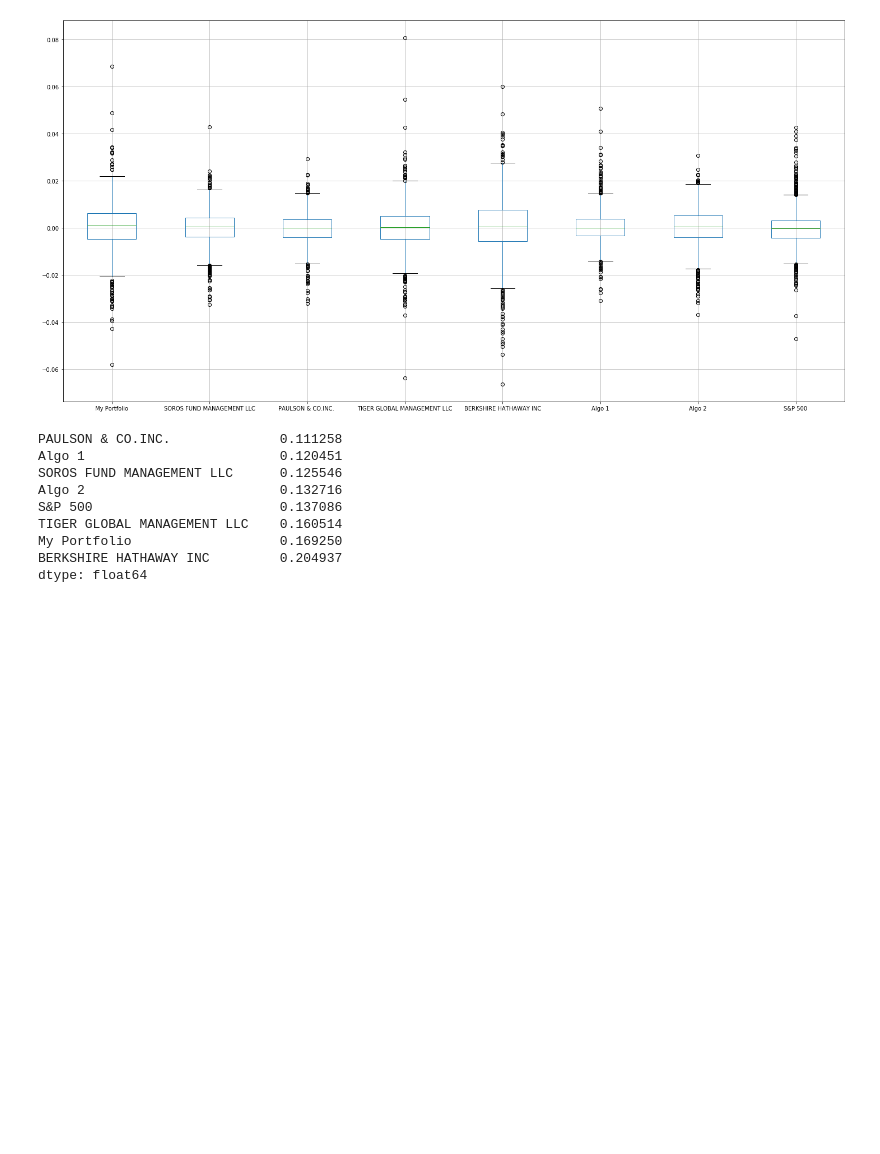
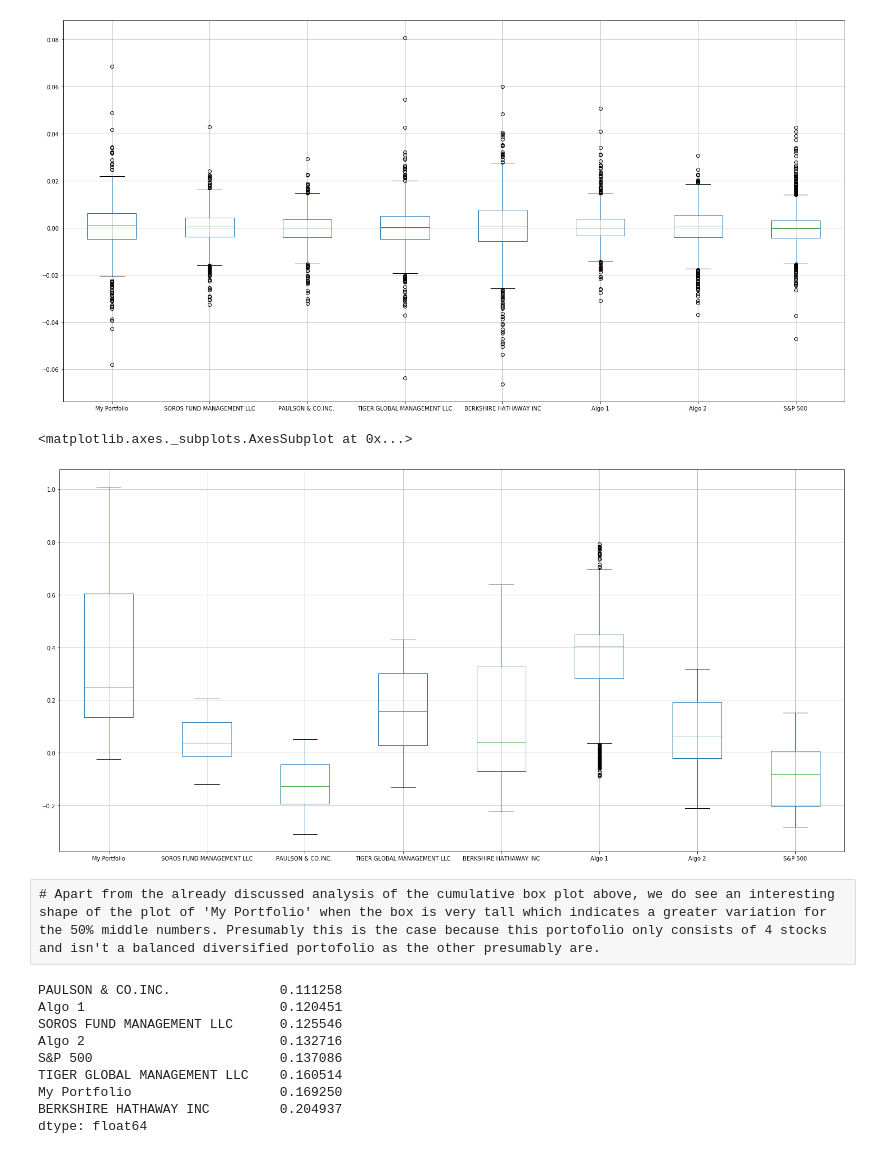
Before and after one commit to SWesterburger/pandas-homework, a Jupyter notebook: Starter_Code/whale_analysis.ipynb, the cells around one changed output. Drawn from its saved outputs; the diff is of its cells as text; code cells hidden in the pictures; blank space fills up the shorter version.

```diff
--- a/Starter_Code/whale_analysis.ipynb
+++ b/Starter_Code/whale_analysis.ipynb
@@ -834,6 +869,15 @@ combined_portfolio_df.boxplot(figsize=(25,12.5))
 # %% [output]
 <matplotlib.axes._subplots.AxesSubplot at 0x...>
 [figure]
+# %%
+# Boxplot daily cumulative returns
+
+cumulative_returns.boxplot(figsize=(25,12.5))
+# %% [output]
+<matplotlib.axes._subplots.AxesSubplot at 0x...>
+[figure, added]
+# %% [raw]
+# Apart from the already discussed analysis of the cumulative box plot above, we do see an interesting shape of the plot of 'My Portfolio' when the box is very tall which indicates a greater variation for the 50% middle numbers. Presumably this is the case because this portofolio only consists of 4 stocks and isn't a balanced diversified portofolio as the other presumably are.
 # %%
 # Risk
 # YOUR CODE HERE
```
Also changed, not shown: parts of 16 cells of this notebook.
